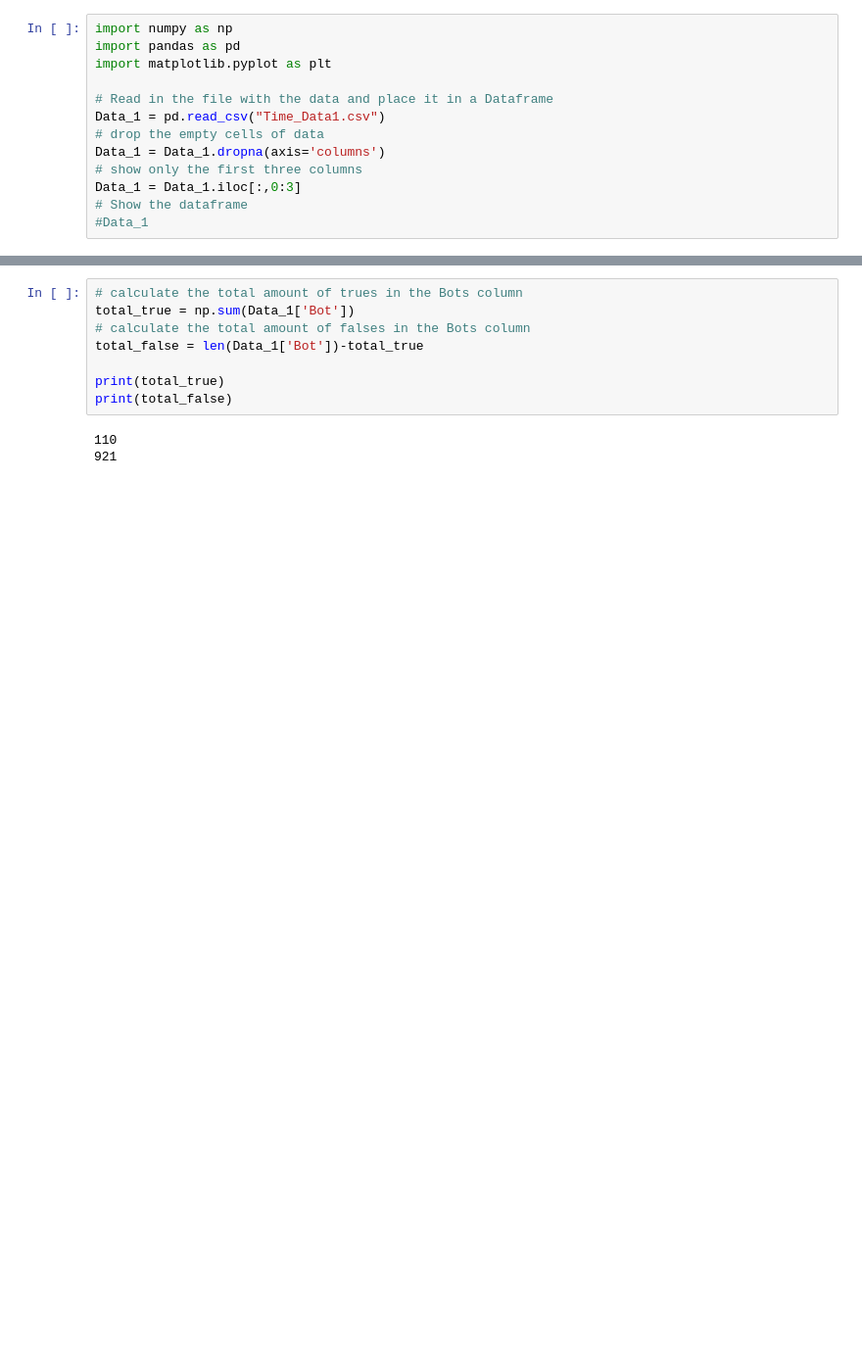
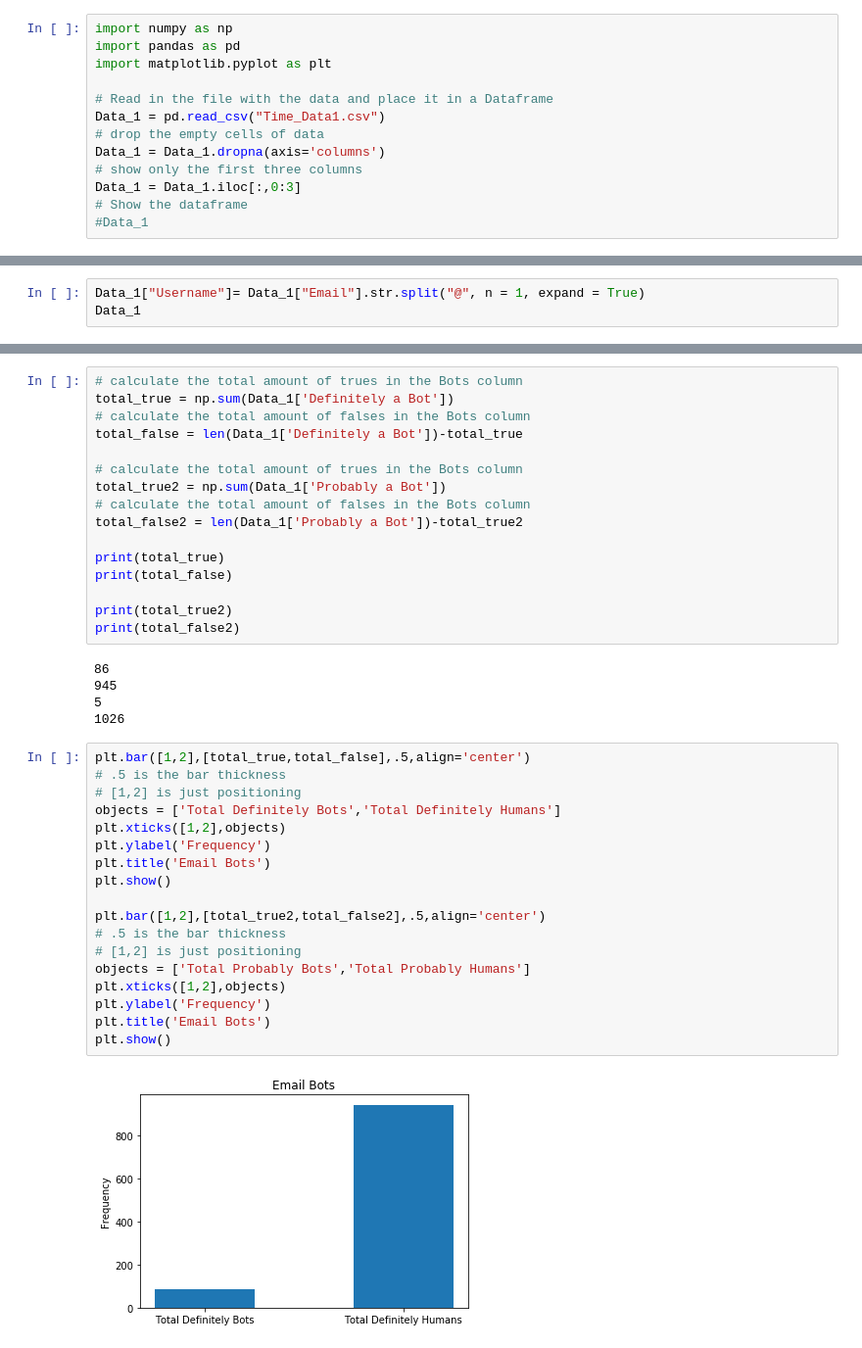
Before and after one commit to fairfield-university-ba505-fall2018/final-project-team-globo-gym-1, a Jupyter notebook: Final_Project.ipynb, the cells around one changed output, grey strips where cells are left out. Shown at 98% size. Drawn from its saved outputs; the diff is of its cells as text; blank space fills up the shorter version.

```diff
--- a/Final_Project.ipynb
+++ b/Final_Project.ipynb
@@ -35,3 +35,6 @@ def read_time_string(s):
     # Calulate the total seconds of each row it took to open the email
     total = secs + (mins*60) + (hours*3600) + (days*86400)
     return days,hours,mins,secs,total
+# %%
+Data_1["Username"]= Data_1["Email"].str.split("@", n = 1, expand = True)
+Data_1
@@ -101,11 +136,41 @@ print(Data_1.head())
 # %%
 # calculate the total amount of trues in the Bots column
-total_true = np.sum(Data_1['Bot'])
+total_true = np.sum(Data_1['Definitely a Bot'])
 # calculate the total amount of falses in the Bots column
-total_false = len(Data_1['Bot'])-total_true
+total_false = len(Data_1['Definitely a Bot'])-total_true
+
+# calculate the total amount of trues in the Bots column
+total_true2 = np.sum(Data_1['Probably a Bot'])
+# calculate the total amount of falses in the Bots column
+total_false2 = len(Data_1['Probably a Bot'])-total_true2
 
 print(total_true)
 print(total_false)
+
+print(total_true2)
+print(total_false2)
 # %% [output]
-110
-921
+86
+945
+5
+1026
+# %%
+plt.bar([1,2],[total_true,total_false],.5,align='center')
+# .5 is the bar thickness
+# [1,2] is just positioning
+objects = ['Total Definitely Bots','Total Definitely Humans']
+plt.xticks([1,2],objects)
+plt.ylabel('Frequency')
+plt.title('Email Bots')
+plt.show()
+
+plt.bar([1,2],[total_true2,total_false2],.5,align='center')
+# .5 is the bar thickness
+# [1,2] is just positioning
+objects = ['Total Probably Bots','Total Probably Humans']
+plt.xticks([1,2],objects)
+plt.ylabel('Frequency')
+plt.title('Email Bots')
+plt.show()
+# %% [output]
+[figure, added]
```
Also changed, not shown: parts of 4 cells of this notebook.
